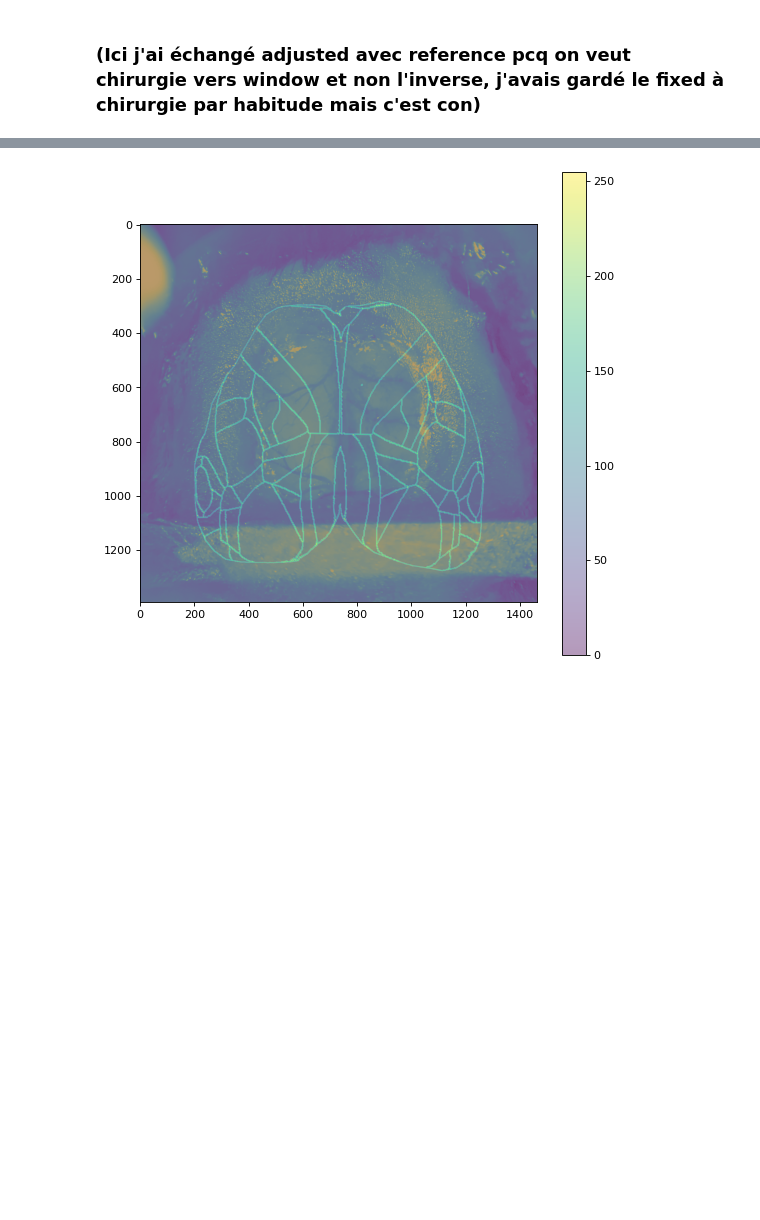
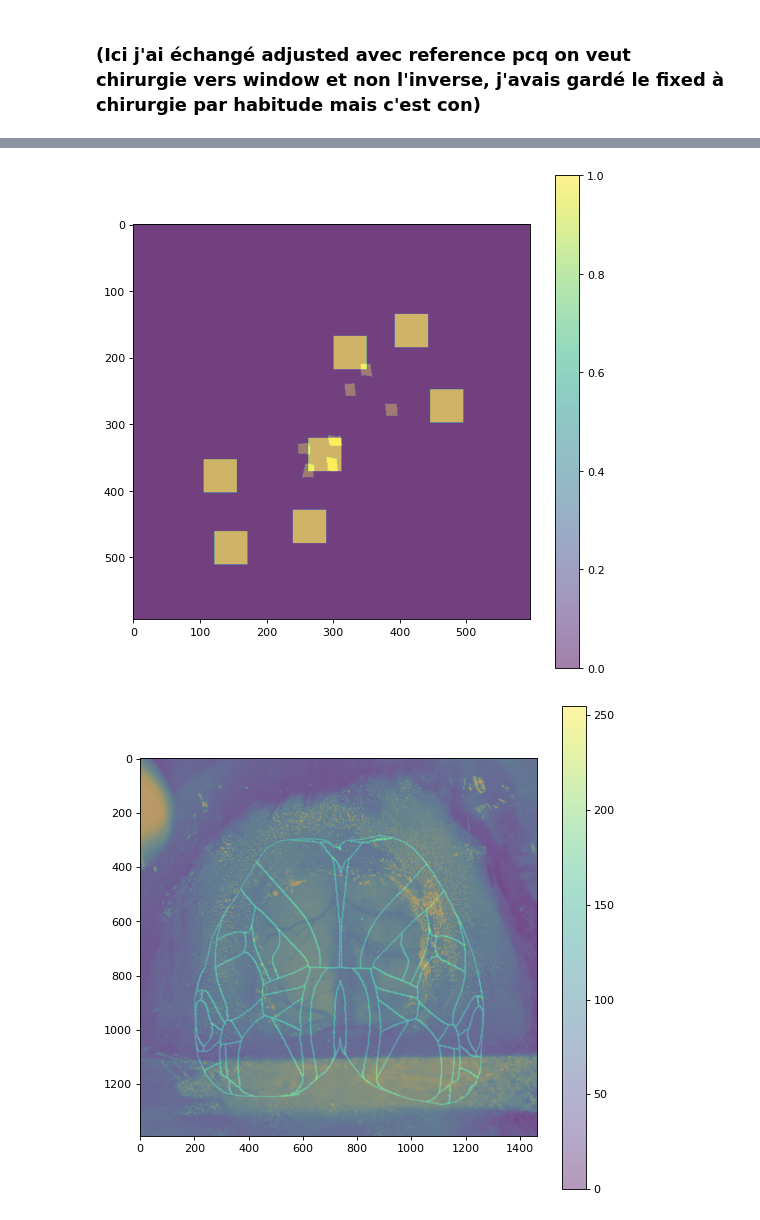
Before and after one commit to vincentpiano123/WideField, a Jupyter notebook: Registration.ipynb, the cells around one changed output, grey strips where cells are left out. Saved outputs shown, nothing was run; the diff lists cells and outputs as text; code cells hidden in the pictures; blank space fills up the shorter version.

```diff
--- a/Registration.ipynb
+++ b/Registration.ipynb
@@ -456,3 +894,46 @@ plt.show()
+# %%
+ants_adjusted_mask = ants.from_numpy(dilated_ref.astype(np.uint8))
+ants_reference_mask = ants.from_numpy(dilated_adj.astype(np.uint8))
+# %%
+# Perform Rigid Registration
+rigid2 = ants.registration(fixed=ants_reference_mask, moving=ants_adjusted_mask,
+                          type_of_transform='Rigid',
+                          reg_iterations=(200, 200, 200, 10),
+                          aff_iterations=(200, 200, 200, 10),
+                          aff_shrink_factors=(12, 8, 4, 2),
+                          aff_smoothing_sigmas=(4, 3, 2, 1),
+                          metric='MI')
+
+# Perform Affine Registration
+affine2 = ants.registration(fixed=ants_reference_mask, moving=ants_adjusted_mask,
+                           initial_transform=rigid2['fwdtransforms'][0],
+                           type_of_transform='Affine',
+                           reg_iterations=(200, 200, 200, 10),
+                           aff_shrink_factors=(8, 4, 2, 1),
+                           aff_smoothing_sigmas=(4, 3, 2, 1),
+                           metric='MI')
+
+# Perform SyN Registration
+syn2 = ants.registration(fixed=ants_reference_mask, moving=ants_adjusted_mask,
+                        initial_transform=affine2['fwdtransforms'][0],
+                        type_of_transform='SyN',
+                        reg_iterations=(200, 200, 200, 200, 100, 10, 5),
+                        metric='CC')
+
+# Apply Transforms
+warped_window = ants.apply_transforms(fixed=ants_reference_mask, moving=ants_adjusted_mask,
+                                              transformlist=syn2['fwdtransforms'])
+# %%
+%matplotlib inline
+
+fig, ax = plt.subplots(figsize=(8, 8), dpi=80)
+
+plt.imshow(warped_window.numpy(), alpha=0.5)
+plt.imshow(ants_reference_mask.numpy(), alpha=0.5)
+plt.colorbar()
+plt.show()
+# %% [output]
+[figure, added]
 # %%
 ants_window_image = ants.image_read("window_image.nrrd")
 # %%
```
Also changed, not shown: parts of 58 cells of this notebook, 6 other files.
